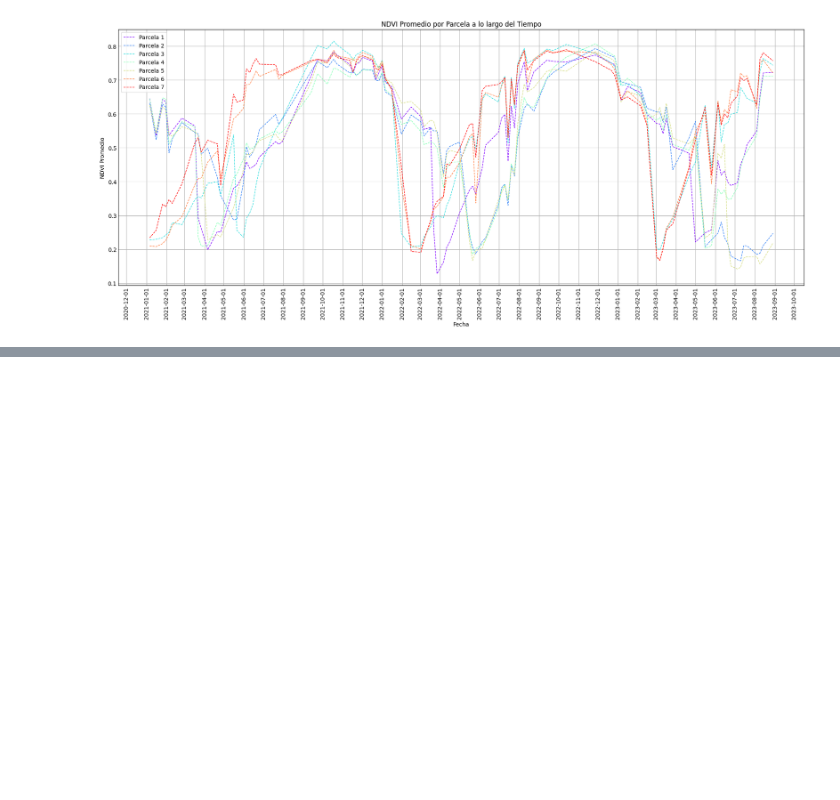
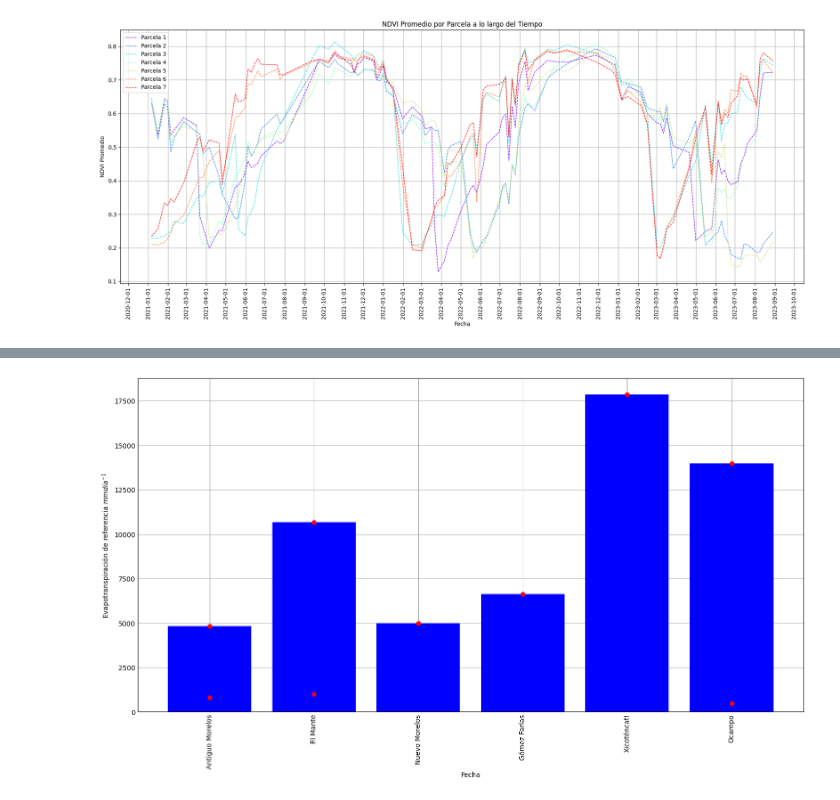
Before and after one commit to VivaldoGP/Tesis-SugarCane, a Jupyter notebook: notebooks/plot_data.ipynb, the cells around one changed output, grey strips where cells are left out. Cells and saved outputs as stored; diff of their text form; code cells hidden in the pictures; blank space fills up the shorter version.

```diff
--- a/notebooks/plot_data.ipynb
+++ b/notebooks/plot_data.ipynb
@@ -247,0 +347,2 @@ plot_data(ndvi_df_par5, columns=['Fecha', 'mean_ndvi'], title='')
+# %%
+cierre_agro = pd.read_csv(r'C:\Users\DELL\PycharmProjects\Tesis\dataframes\Cierre_agr_mun_2022.csv', encoding='ISO-8859-9')
@@ -247,0 +365,2 @@ plot_data(ndvi_df_par5, columns=['Fecha', 'mean_ndvi'], title='')
+# %%
+cierre_ddr162 = cierre_agro.loc[(cierre_agro['Idddr'] == 162) & (cierre_agro['Idcultivo'] == 5820000)]
@@ -247,0 +383,4 @@ plot_data(ndvi_df_par5, columns=['Fecha', 'mean_ndvi'], title='')
+# %%
+plot_data(cierre_ddr162, columns=['Nommunicipio', 'Sembrada'], title='')
+# %% [output]
+[figure, added]
```
Also changed, not shown: parts of 27 cells of this notebook.
